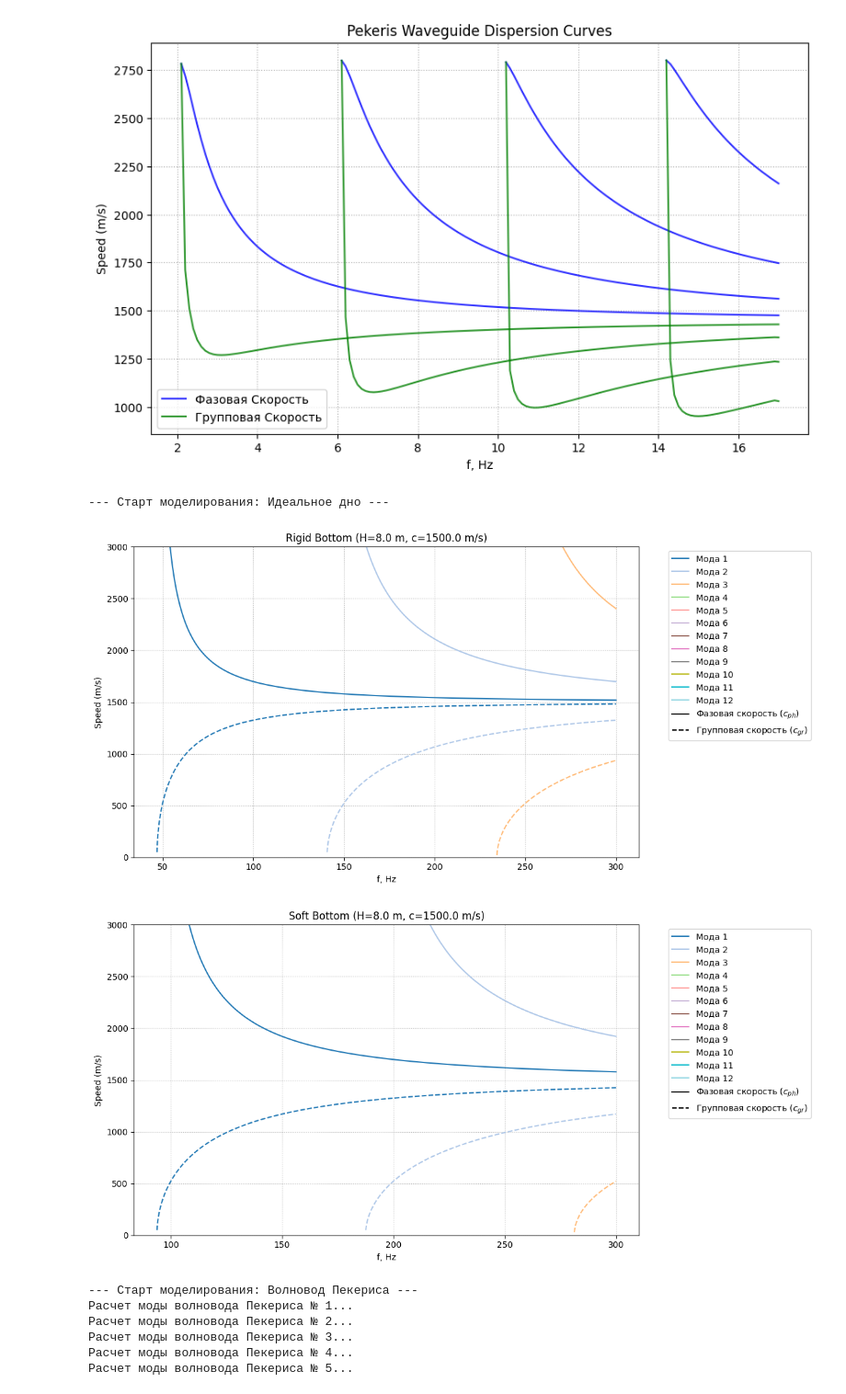
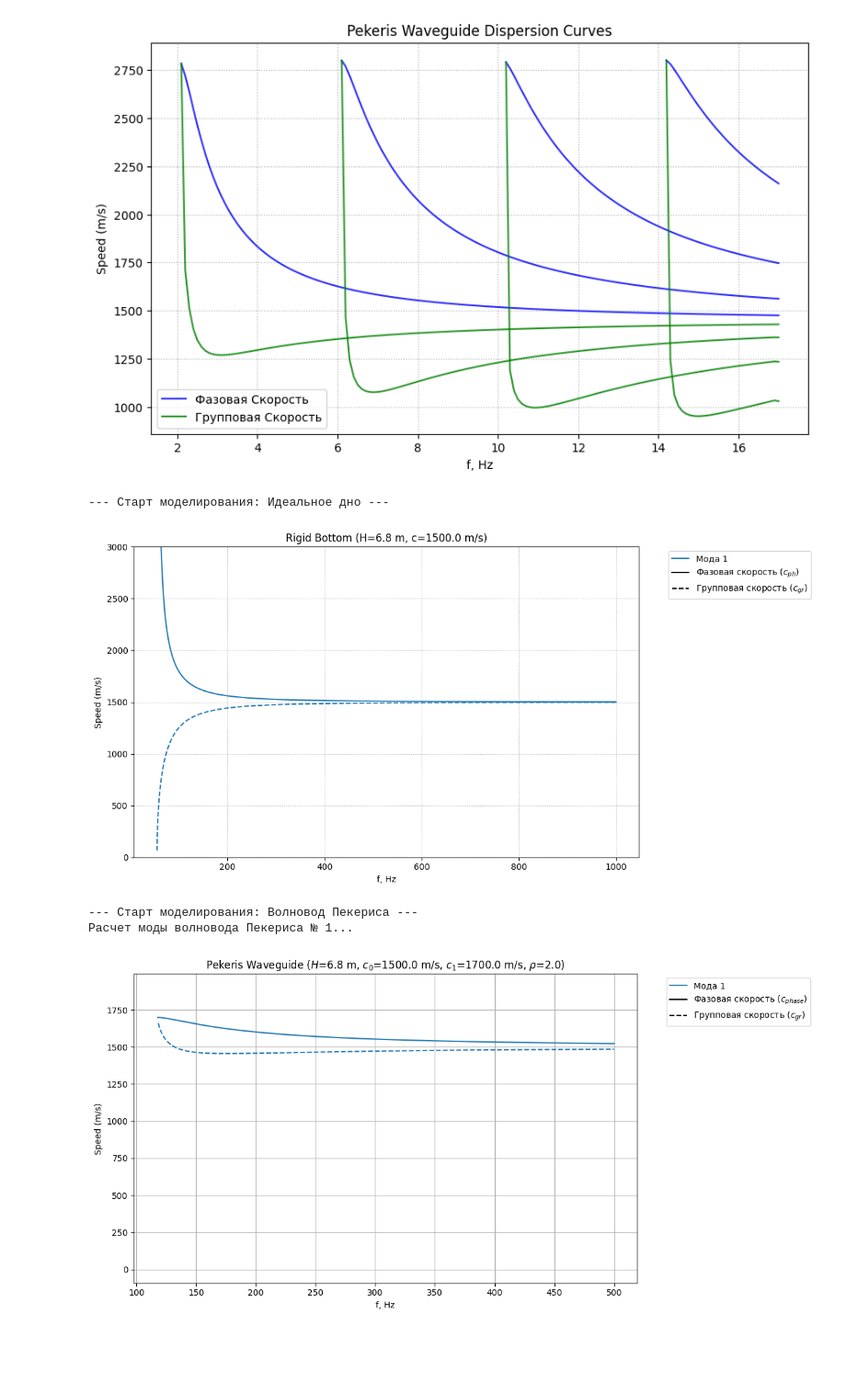
Before and after one commit to bdExplore/Scientific, a Jupyter notebook: Python/modelizing/model_pek_and_ideal.ipynb, the cells around one changed output. Shown at 92% size. Drawn from its saved outputs; the diff is of its cells as text; code cells hidden in the pictures; blank space fills up the shorter version.

```diff
--- a/Python/modelizing/model_pek_and_ideal.ipynb
+++ b/Python/modelizing/model_pek_and_ideal.ipynb
@@ -223,23 +223,23 @@ from matplotlib.lines import Line2D
 
 # 1. Конфигурация для идеального волновода (Аналог groupeVel_Ideal.m)
 IDEAL_CONFIG = {
-    'modes': np.arange(1, 13),    # Номера мод (всего 12 мод)
+    'modes': np.arange(1, 2),    # Номера мод (всего 12 мод)
     'c': 1500.0,                  # Скорость звука в воде, м/с
-    'H': 8.0,                     # Глубина волновода, м
-    'fmin': 0.0,                  # Нижняя граница частоты, Гц
-    'fmax': 300.0,                # Верхняя граница частоты, Гц
+    'H': 6.8,                     # Глубина волновода, м
+    'fmin': 1.0,                  # Нижняя граница частоты, Гц
+    'fmax': 1000.0,                # Верхняя граница частоты, Гц
     'df': 0.1                     # Шаг по частоте, Гц
 }
 
 # 2. Конфигурация для волновода Пекериса (Аналог groupeVel_Pekeris.m)
 PEKERIS_CONFIG = {
-    'modes': np.arange(1, 6),     # Номера мод (всего 5 мод)
-    'c0': 1450.0,                 # Скорость звука в воде, м/с
-    'c1': 2800.0,                 # Скорость звука в жидком дне, м/с
-    'H': 209.0,                   # Толщина слоя воды, м
-    'ro': 1.3,                    # Отношение плотностей дна и воды (безразм.)
-    'fmin': 0.0,                  # Нижняя граница частоты, Гц
-    'fmax': 15.0,                 # Верхняя граница частоты, Гц
+    'modes': np.arange(1, 2),     # Номера мод (всего 5 мод)
+    'c0': 1500.0,                 # Скорость звука в воде, м/с
+    'c1': 1700.0,                 # Скорость звука в жидком дне, м/с
+    'H': 6.8,                     # Толщина слоя воды, м
+    'ro': 2.0,                    # Отношение плотностей дна и воды (безразм.)
+    'fmin': 117.0,                  # Нижняя граница частоты, Гц
+    'fmax': 500.0,                 # Верхняя граница частоты, Гц
     'df': 0.1                     # Шаг по частоте, Гц
 }
 
@@ -340,19 +340,19 @@ def run_ideal_bottom_simulation(cfg):
     plt.show()
 
     # График 2: Мягкое дно
-    plt.figure(figsize=(12, 6))
-    for idx, m in enumerate(modes):
-        plt.plot(freq, c_ph_soft[idx, :], linestyle='-', color=colors[idx], label=f'Мода {m}')
-        plt.plot(freq, c_gr_soft[idx, :], linestyle='--', color=colors[idx])
-    plt.title(f"Soft Bottom (H={cfg['H']} m, c={cfg['c']} m/s)")
-    plt.ylabel('Speed (m/s)')
-    plt.xlabel('f, Hz')
-    plt.ylim(0, cfg['c'] * 2)
-    plt.grid(True, linestyle=':')
-    handles, _ = plt.gca().get_legend_handles_labels()
-    plt.legend(handles=handles + speed_types_legend, bbox_to_anchor=(1.05, 1), loc='upper left')
-    plt.tight_layout()
-    plt.show()
+    # plt.figure(figsize=(12, 6))
+    # for idx, m in enumerate(modes):
+    #     plt.plot(freq, c_ph_soft[idx, :], linestyle='-', color=colors[idx], label=f'Мода {m}')
+    #     plt.plot(freq, c_gr_soft[idx, :], linestyle='--', color=colors[idx])
+    # plt.title(f"Soft Bottom (H={cfg['H']} m, c={cfg['c']} m/s)")
+    # plt.ylabel('Speed (m/s)')
+    # plt.xlabel('f, Hz')
+    # plt.ylim(0, cfg['c'] * 2)
+    # plt.grid(True, linestyle=':')
+    # handles, _ = plt.gca().get_legend_handles_labels()
+    # plt.legend(handles=handles + speed_types_legend, bbox_to_anchor=(1.05, 1), loc='upper left')
+    # plt.tight_layout()
+    # plt.show()
 
 
 def run_pekeris_simulation(cfg):
@@ -383,40 +383,36 @@ def run_pekeris_simulation(cfg):
 
     plt.figure(figsize=(12, 6))
     colors = plt.cm.tab10(np.linspace(0, 1, len(modes)))
     for idx, m in enumerate(modes):
         plt.plot(freq, c_phase[idx, :], linestyle='-', color=colors[idx], label=f'Мода {m}')
-        plt.plot(freq, c_gr[idx, :], linestyle='--', color=colors[idx])
+        plt.plot(freq[1:], c_gr[idx, 1:], linestyle='--', color=colors[idx])
     plt.title(f"Pekeris Waveguide ($H$={cfg['H']} m, $c_0$={cfg['c0']} m/s, $c_1$={cfg['c1']} m/s, $\\rho$={cfg['ro']})")
     plt.ylabel('Speed (m/s)')
     plt.xlabel('f, Hz')
-    plt.grid(True, linestyle=':')
+    plt.grid(True)
 
     handles, _ = plt.gca().get_legend_handles_labels()
     speed_types_legend = [
         Line2D([0], [0], color='black', linestyle='-', label='Фазовая скорость ($c_{phase}$)'),
         Line2D([0], [0], color='black', linestyle='--', label='Групповая скорость ($c_{gr}$)')
     ]
     plt.legend(handles=handles + speed_types_legend, bbox_to_anchor=(1.05, 1), loc='upper left')
     plt.tight_layout()
     plt.show()
 
 
 # =============================================================================
 # ТОЧКА ВХОДА
 # =============================================================================
 if __name__ == '__main__':
     print("--- Старт моделирования: Идеальное дно ---")
     run_ideal_bottom_simulation(IDEAL_CONFIG)
 
     print("\n--- Старт моделирования: Волновод Пекериса ---")
     run_pekeris_simulation(PEKERIS_CONFIG)
 # %% [output]
 --- Старт моделирования: Идеальное дно ---
-[figure, old version]
+[figure, new version]
+--- Старт моделирования: Волновод Пекериса ---
+Расчет моды волновода Пекериса № 1...
-[figure, old version]
+[figure, new version]
---- Старт моделирования: Волновод Пекериса ---
-Расчет моды волновода Пекериса № 1...
-Расчет моды волновода Пекериса № 2...
-Расчет моды волновода Пекериса № 3...
-Расчет моды волновода Пекериса № 4...
-Расчет моды волновода Пекериса № 5...
```
Also changed, not shown: parts of 2 cells of this notebook, 4 other files.
